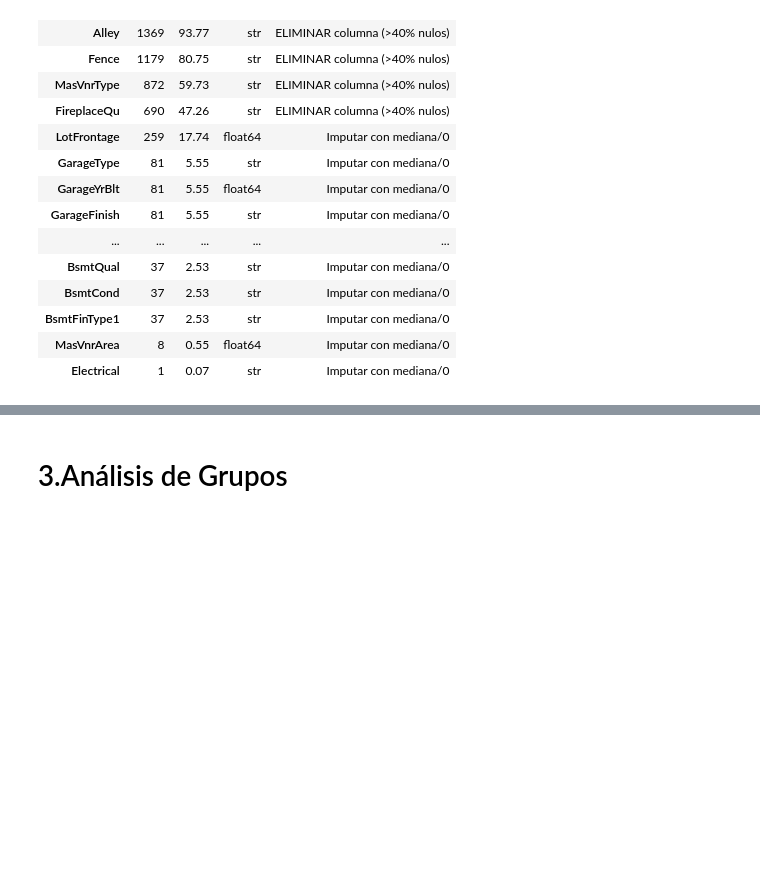
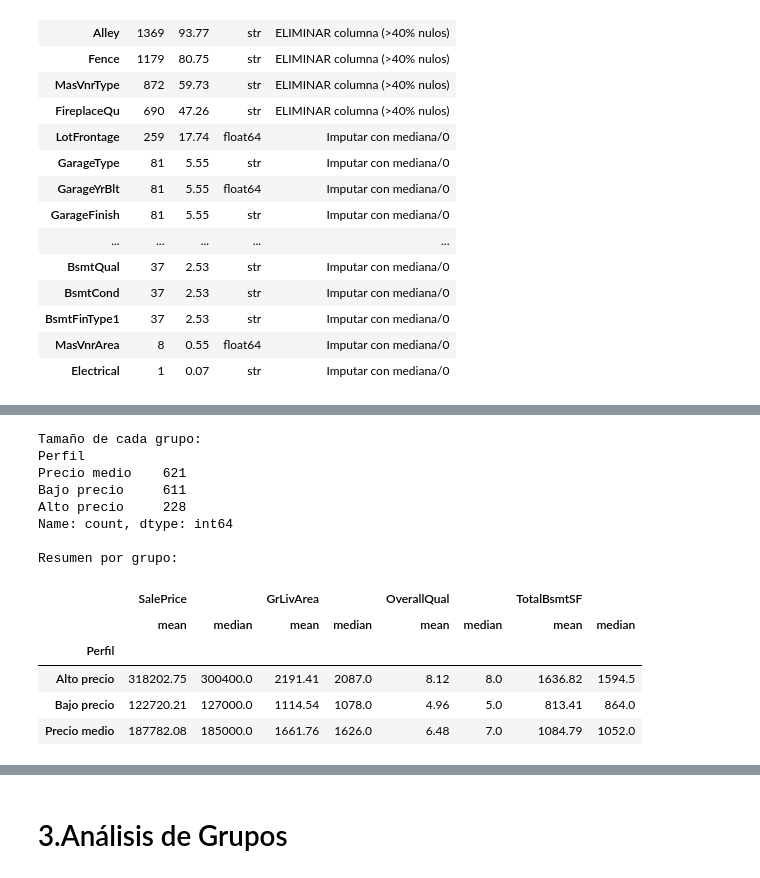
Before and after one commit to NESHGP04/Lab3-MD, a Jupyter notebook: analisis_exploratorio.ipynb, the cells around one changed output, grey strips where cells are left out. Drawn from its saved outputs; the diff is of its cells as text; code cells hidden in the pictures; blank space fills up the shorter version.

```diff
--- a/analisis_exploratorio.ipynb
+++ b/analisis_exploratorio.ipynb
@@ -656,0 +692,46 @@ Estrategia de tratamiento de valores nulos (train):
+# %%
+# Modelo final de clustering (k=3)
+kmeans_2 = KMeans(n_clusters=3, random_state=42, n_init=20)
+df_cluster_2['Cluster'] = kmeans_2.fit_predict(X_cluster_2)
+
+# Reetiquetar por nivel de precio para interpretar mejor
+orden_clusters = (
+    df_cluster_2.groupby('Cluster')['SalePrice']
+    .mean()
+    .sort_values()
+    .index
+    .tolist()
+)
+etiquetas = {
+    orden_clusters[0]: 'Bajo precio',
+    orden_clusters[1]: 'Precio medio',
+    orden_clusters[2]: 'Alto precio'
+}
+df_cluster_2['Perfil'] = df_cluster_2['Cluster'].map(etiquetas)
+
+conteo_clusters = df_cluster_2['Perfil'].value_counts()
+resumen_clusters = (
+    df_cluster_2.groupby('Perfil')[vars_cluster_2]
+    .agg(['mean', 'median'])
+    .round(2)
+)
+
+print('Tamaño de cada grupo:')
+print(conteo_clusters)
+print('\nResumen por grupo:')
+resumen_clusters
+# %% [output]
+Tamaño de cada grupo:
+Perfil
+Precio medio    621
+Bajo precio     611
+Alto precio     228
+Name: count, dtype: int64
+
+Resumen por grupo:
+|  | SalePrice |  | GrLivArea |  | OverallQual |  | TotalBsmtSF |  |
+|  | mean | median | mean | median | mean | median | mean | median |
+| Perfil |  |  |  |  |  |  |  |  |
+| Alto precio | 318202.75 | 300400.0 | 2191.41 | 2087.0 | 8.12 | 8.0 | 1636.82 | 1594.5 |
+| Bajo precio | 122720.21 | 127000.0 | 1114.54 | 1078.0 | 4.96 | 5.0 | 813.41 | 864.0 |
+| Precio medio | 187782.08 | 185000.0 | 1661.76 | 1626.0 | 6.48 | 7.0 | 1084.79 | 1052.0 |
```
Also changed, not shown: parts of 6 cells of this notebook.
